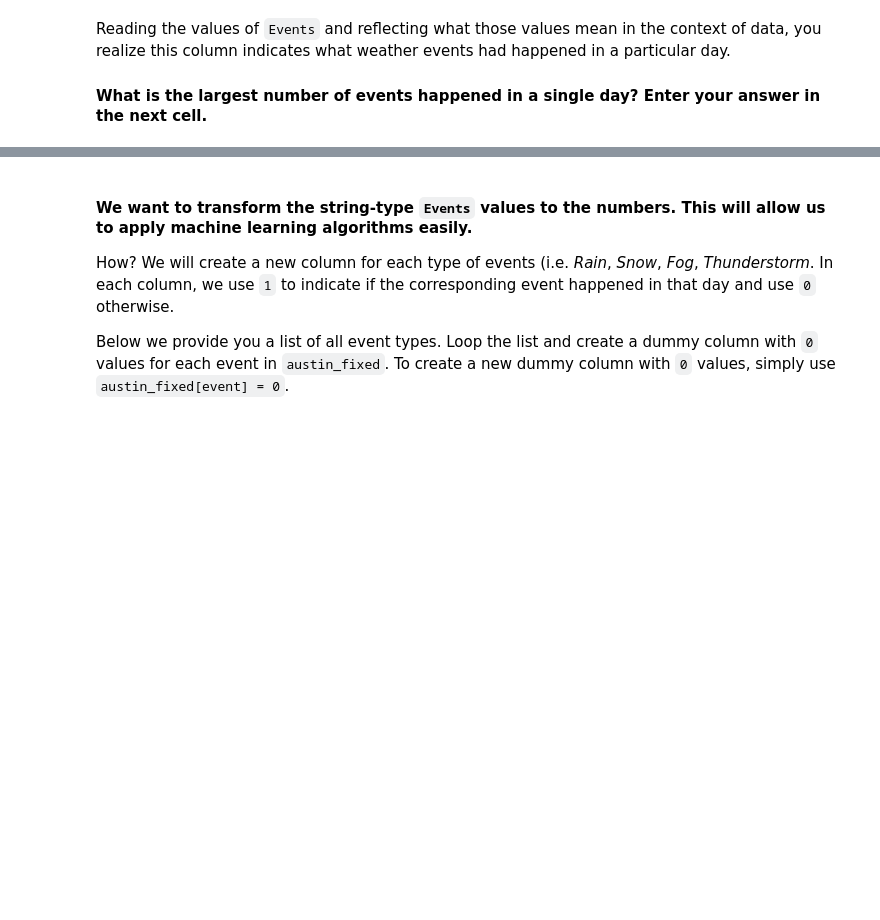
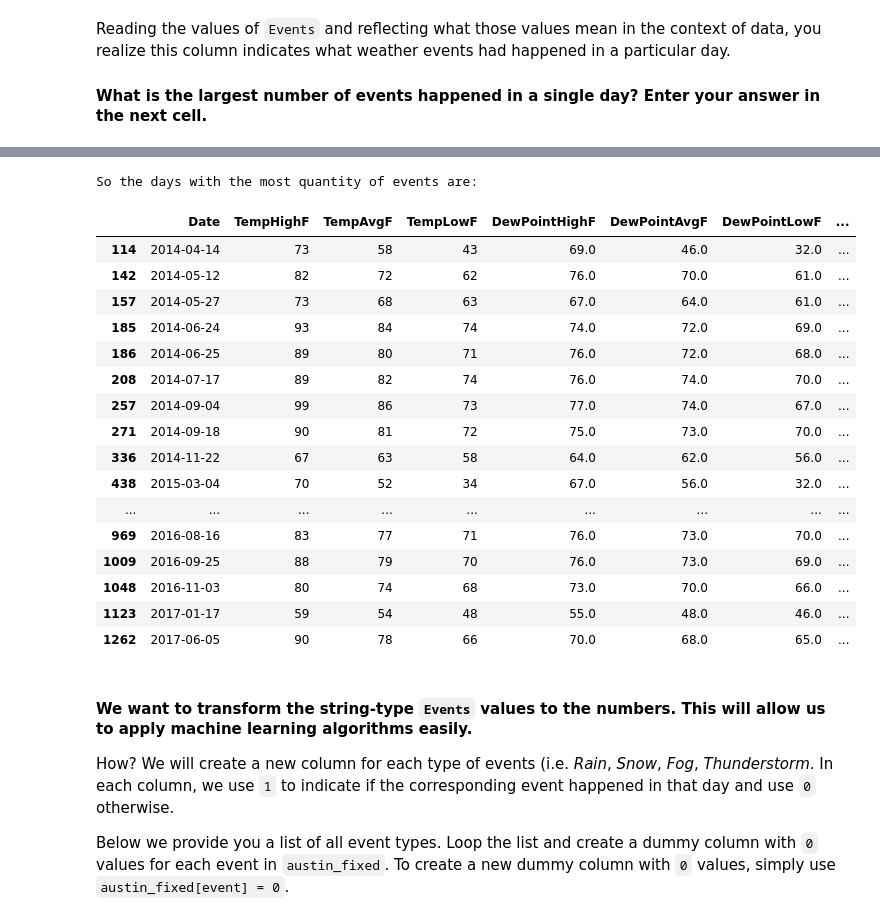
Before and after one commit to martingonzalezr001/dataptmad0924_labs, a Jupyter notebook: module-3/intro-to-ml/your-code/main.ipynb, the cells around one changed output, grey strips where cells are left out. Cells and saved outputs as stored; diff of their text form; code cells hidden in the pictures; blank space fills up the shorter version.

```diff
--- a/module-3/intro-to-ml/your-code/main.ipynb
+++ b/module-3/intro-to-ml/your-code/main.ipynb
@@ -307,8 +326,6 @@ Over 10% data missing! Therefore, we prefer to remove this column instead of fil
 [Reference for `pandas.DataFrame.drop`](https://pandas.pydata.org/pandas-docs/stable/generated/pandas.DataFrame.drop.html)
 # %%
 # Your code here
-
-
+austin.drop(["PrecipitationSumInches"],inplace=True, axis=1)
 # Print `austin` to confirm the column is indeed removed
-
-austin
+# Este error aparece debido a que he ejecutado esta celda 2 veces y se esta intentando eliminar algo que ya ha sido eliminado
@@ -322,3 +355,5 @@ If you would like to read more about linear interpolation, you can do so [here](
 In the following cell, use the `.interpolate()` function on the entire dataframe. This time pass the `inplace=False` argument to the function and assign the interpolated dataframe to a new variable called `austin_fixed` so that we can compare with `austin`.
 # %%
 # Your code here
+austin_fixed = austin.interpolate(inplace=False)
+austin_fixed
@@ -342,0 +461,19 @@ Reading the values of `Events` and reflecting what those values mean in the cont
+# %%
+events = austin_fixed["Events"].unique()
+# %%
+print(len(austin_fixed["Date"].unique()))
+# Each Day has its own row, so the day with the largest number of events is depends on each row:
+biggest_list = []
+
+for x in range(len(events)):
+    list_events = events[x].split(', ')
+    if x > 0:
+        if len(events[x]) > len(events[x - 1]) :
+            biggest_list = events[x]
+    print((list_events))
+print("The days with most events are the days that have: " + str(biggest_list))
+
+# Transform the list in a string again
+biggest_string = ''.join(biggest_list)
+
+days_with_most_events = austin_fixed[austin_fixed['Events'] ==  biggest_string]
@@ -343,3 +492,25 @@ Reading the values of `Events` and reflecting what those values mean in the cont
+# %%
+print("So the days with the most quantity of events are: ")
+days_with_most_events
+# %% [output]
+So the days with the most quantity of events are:
+|  | Date | TempHighF | TempAvgF | TempLowF | DewPointHighF | DewPointAvgF | DewPointLowF | ... |
+| 114 | 2014-04-14 | 73 | 58 | 43 | 69.0 | 46.0 | 32.0 | ... |
+| 142 | 2014-05-12 | 82 | 72 | 62 | 76.0 | 70.0 | 61.0 | ... |
+| 157 | 2014-05-27 | 73 | 68 | 63 | 67.0 | 64.0 | 61.0 | ... |
+| 185 | 2014-06-24 | 93 | 84 | 74 | 74.0 | 72.0 | 69.0 | ... |
+| 186 | 2014-06-25 | 89 | 80 | 71 | 76.0 | 72.0 | 68.0 | ... |
+| 208 | 2014-07-17 | 89 | 82 | 74 | 76.0 | 74.0 | 70.0 | ... |
+| 257 | 2014-09-04 | 99 | 86 | 73 | 77.0 | 74.0 | 67.0 | ... |
+| 271 | 2014-09-18 | 90 | 81 | 72 | 75.0 | 73.0 | 70.0 | ... |
+| 336 | 2014-11-22 | 67 | 63 | 58 | 64.0 | 62.0 | 56.0 | ... |
+| 438 | 2015-03-04 | 70 | 52 | 34 | 67.0 | 56.0 | 32.0 | ... |
+| ... | ... | ... | ... | ... | ... | ... | ... | ... |
+| 969 | 2016-08-16 | 83 | 77 | 71 | 76.0 | 73.0 | 70.0 | ... |
+| 1009 | 2016-09-25 | 88 | 79 | 70 | 76.0 | 73.0 | 69.0 | ... |
+| 1048 | 2016-11-03 | 80 | 74 | 68 | 73.0 | 70.0 | 66.0 | ... |
+| 1123 | 2017-01-17 | 59 | 54 | 48 | 55.0 | 48.0 | 46.0 | ... |
+| 1262 | 2017-06-05 | 90 | 78 | 66 | 70.0 | 68.0 | 65.0 | ... |
 # %% [markdown]
 #### We want to transform the string-type `Events` values to the numbers. This will allow us to apply machine learning algorithms easily.
 
```
Also changed, not shown: parts of 35 cells of this notebook.
